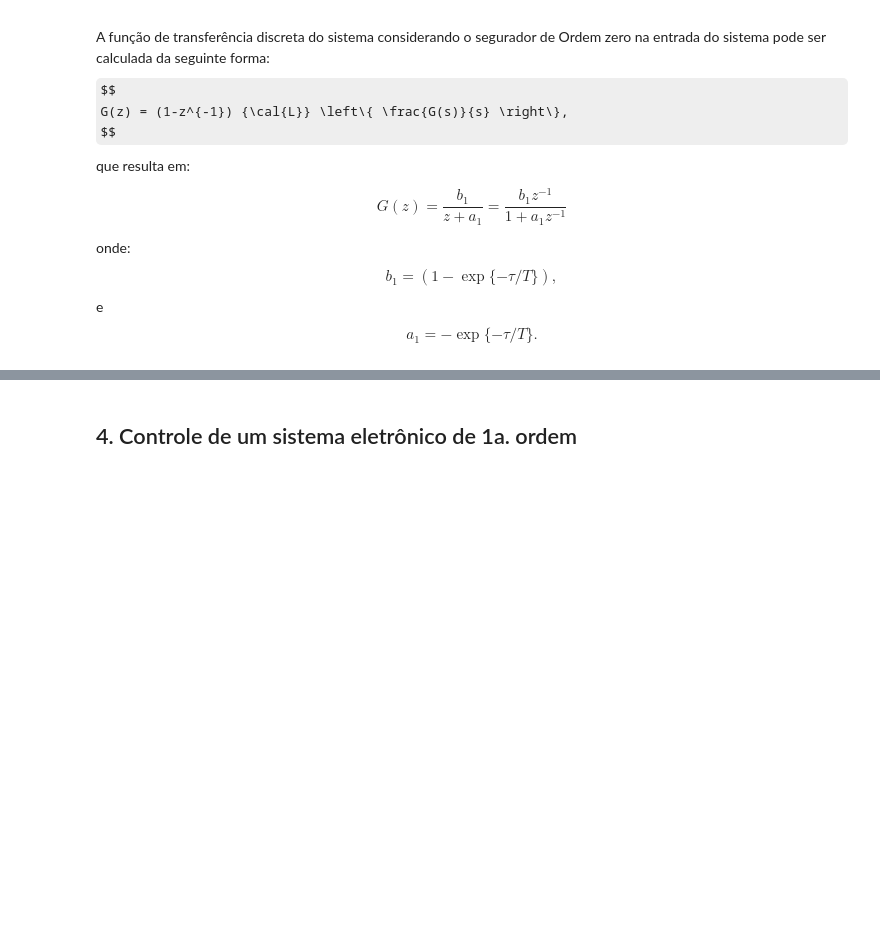
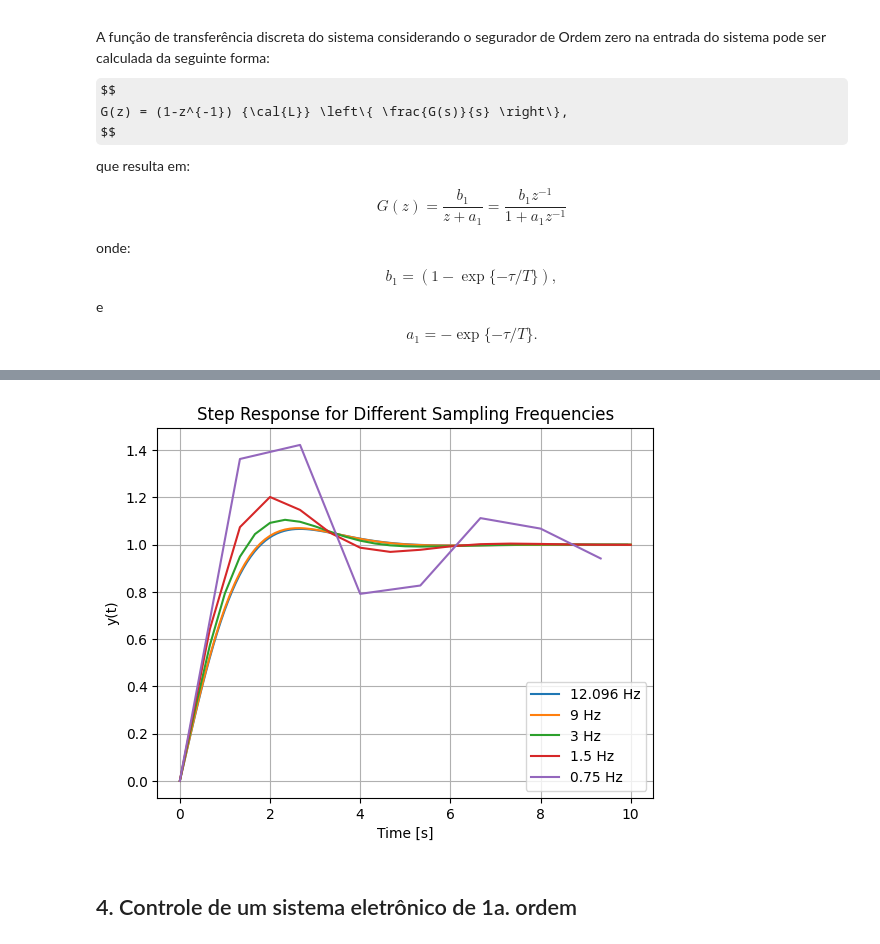
Before and after one commit to Cangiano00/lab2controle2, a Jupyter notebook: PMR3409Lab2V2025.ipynb, the cells around one changed output, grey strips where cells are left out. Saved outputs shown, nothing was run; the diff lists cells and outputs as text; code cells hidden in the pictures; some formulas as TeX source; blank space fills up the shorter version.

```diff
--- a/PMR3409Lab2V2025.ipynb
+++ b/PMR3409Lab2V2025.ipynb
@@ -576,0 +658,77 @@ _____Polos____________zeta_______omegan
+# %%
+#%matplotlib inline
+import numpy as np
+import matplotlib.pyplot as plt
+import control.matlab as co
+
+# parâmetros da planta
+K   = 1.0
+Tau = 1.0
+s = co.tf('s')
+G = K/(Tau*s+1)
+
+# parâmetros do PI
+Kp = 0.7931
+Ti = 0.5
+
+# tempo total de simulação
+tf = 10.0
+
+# lista de frequências de amostragem
+fc_list = [12.096, 9, 3, 1.5, 0.75]
+
+# dicionários para salvar respostas
+results_y = {}
+results_u = {}
+time_vectors = {}
+results_y={}
+results_u={}
+for i in range(len(fc_list)):
+    fc =  fc_list[i]                      # <------------------------------------------- fc
+    T = 1/fc
+    #
+    s = co.tf('s');
+    G = K/(Tau*s+1)
+    Gd = co.c2d(G,T,'zoh')
+    # Extraindo os coeficientes da funcao de transferencia discreta
+    [num,den] = co.tfdata(Gd)
+    # ha aqui um array dentro de uma lista
+    # os coeficentes sao extraidos com 4 casas decimais
+    #             b1
+    # Gd(z) =  ------
+    #           z + a1
+    b1 = round(num[0][0][0],4)
+    a1 = round(den[0][0][1],4)
+
+    Kp = 0.7931                       # <--------------------------------- Kp
+    Ti =  0.5                             # <--------------------------------- Ti
+    #
+    Hd = co.tf([T*Kp+2*Ti*Kp, T*Kp-2*Ti*Kp],[2*Ti,-2*Ti],T)
+
+    cloop = co.feedback(Gd*Hd,1)
+    co.damp(cloop)
+
+    nintervalos = tf/T
+    nintervalos = int(nintervalos)
+    t=[x*T for x in range(0,nintervalos+1)]
+    results_y[i],t = co.step(cloop,t)
+    # Funcao de transferencia do esforco de controle
+    esforco = co.feedback(Hd,Gd)
+    # resposta a degrau do esforco de controle
+    results_u[i],t = co.step(esforco,t)
+    # Utilizaremos um grafico do tipo step
+    # Saida y e esforco de controle u
+    # saida y(t)
+    time_vectors[i] = t
+
+for i in range(len(fc_list)):
+    t = time_vectors[i]
+    plt.plot(t, results_y[i], label=f"{fc_list[i]} Hz")
+
+plt.title("Step Response for Different Sampling Frequencies")
+plt.xlabel("Time [s]")
+plt.ylabel("y(t)")
+plt.legend()
+plt.grid()
+plt.show()
+# %% [output]
@@ -577,3 +750,4 @@ _____Polos____________zeta_______omegan
+[figure, added]
 # %% [markdown]
 ## 4. Controle de um sistema eletrônico de 1a. ordem
 # %% [markdown]
```
Also changed, not shown: parts of 6 cells of this notebook.
